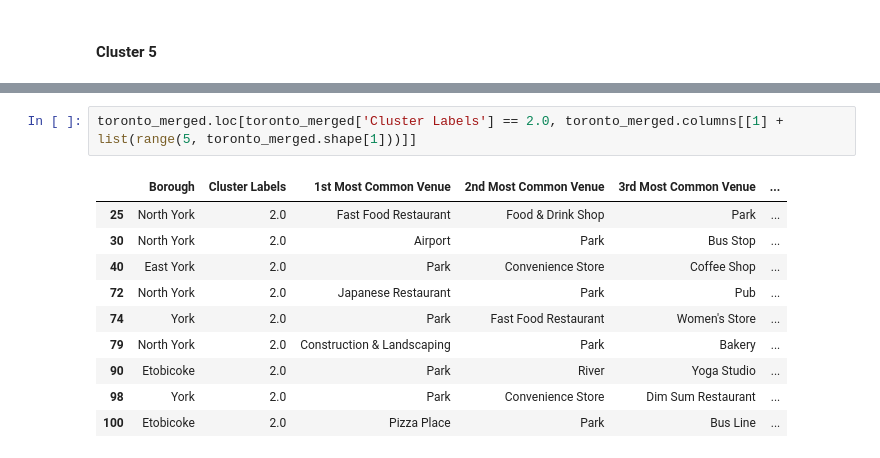
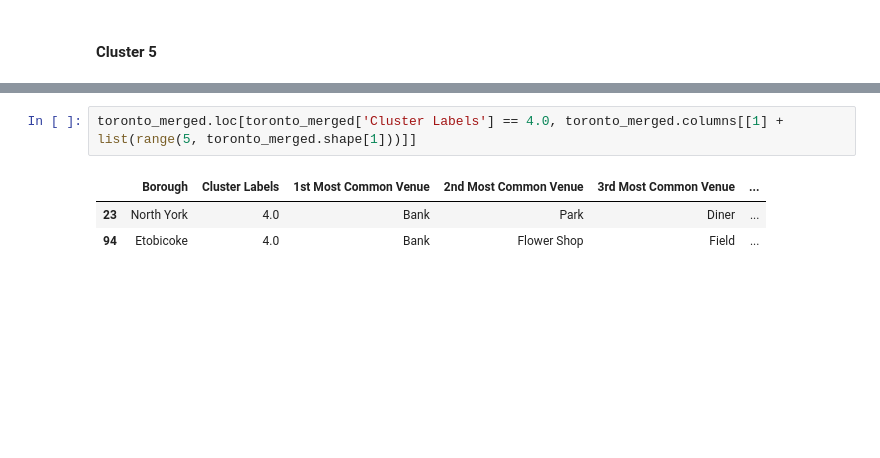
Before and after one commit to scorpion0813/Coursera_Capstone, a Jupyter notebook: toronto_segmentation_and_clustering_step_3.ipynb, the cells around one changed output, grey strips where cells are left out. Saved outputs shown, nothing was run; the diff lists cells and outputs as text; blank space fills up the shorter version.

```diff
--- a/toronto_segmentation_and_clustering_step_3.ipynb
+++ b/toronto_segmentation_and_clustering_step_3.ipynb
@@ -628,13 +631,6 @@ toronto_merged.loc[toronto_merged['Cluster Labels'] == 2.0, toronto_merged.colum
 # %%
-toronto_merged.loc[toronto_merged['Cluster Labels'] == 2.0, toronto_merged.columns[[1] + list(range(5, toronto_merged.shape[1]))]]
+toronto_merged.loc[toronto_merged['Cluster Labels'] == 4.0, toronto_merged.columns[[1] + list(range(5, toronto_merged.shape[1]))]]
 # %% [output]
 |  | Borough | Cluster Labels | 1st Most Common Venue | 2nd Most Common Venue | 3rd Most Common Venue | ... |
-| 25 | North York | 2.0 | Fast Food Restaurant | Food & Drink Shop | Park | ... |
-| 30 | North York | 2.0 | Airport | Park | Bus Stop | ... |
-| 40 | East York | 2.0 | Park | Convenience Store | Coffee Shop | ... |
-| 72 | North York | 2.0 | Japanese Restaurant | Park | Pub | ... |
-| 74 | York | 2.0 | Park | Fast Food Restaurant | Women's Store | ... |
-| 79 | North York | 2.0 | Construction & Landscaping | Park | Bakery | ... |
-| 90 | Etobicoke | 2.0 | Park | River | Yoga Studio | ... |
-| 98 | York | 2.0 | Park | Convenience Store | Dim Sum Restaurant | ... |
-| 100 | Etobicoke | 2.0 | Pizza Place | Park | Bus Line | ... |
+| 23 | North York | 4.0 | Bank | Park | Diner | ... |
+| 94 | Etobicoke | 4.0 | Bank | Flower Shop | Field | ... |
```
Also changed, not shown: parts of 6 cells of this notebook.
